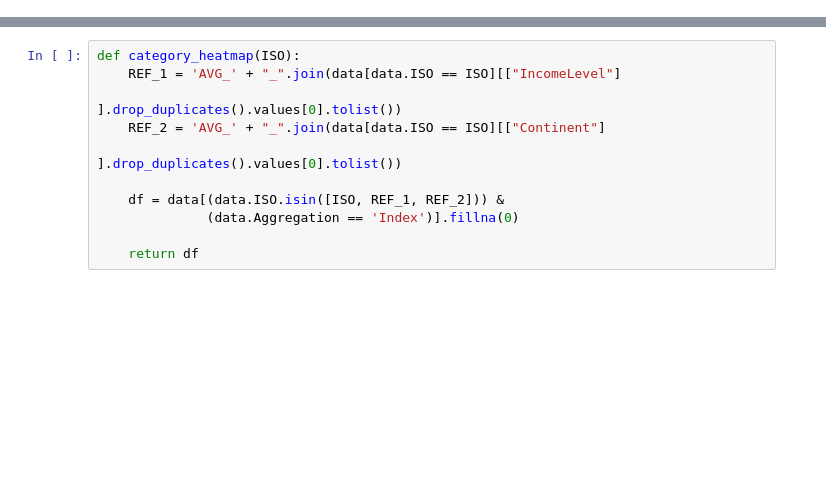
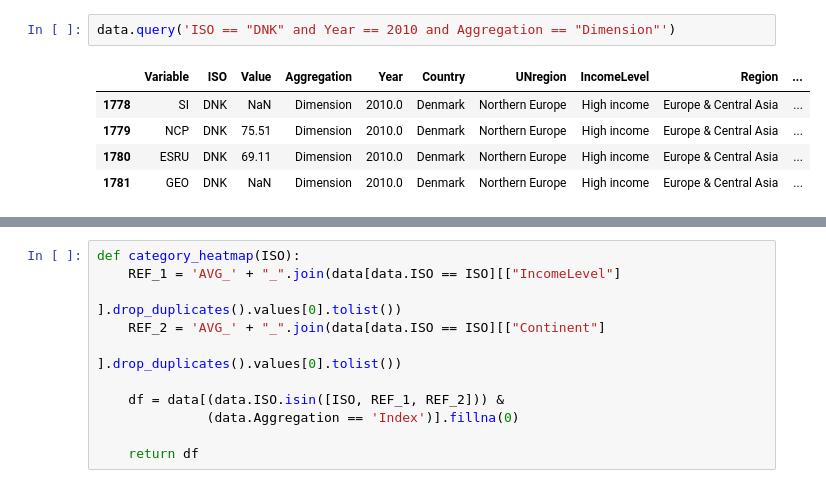
Before and after one commit to simonzabrocki/SimulationDashboard, a Jupyter notebook: draft.ipynb, the cells around one changed output, grey strips where cells are left out. Saved outputs shown, nothing was run; the diff lists cells and outputs as text; blank space fills up the shorter version.

```diff
--- a/draft.ipynb
+++ b/draft.ipynb
@@ -21,0 +22,8 @@ data
+# %%
+data.query('ISO == "DNK" and Year == 2010 and Aggregation == "Dimension"')
+# %% [output]
+|  | Variable | ISO | Value | Aggregation | Year | Country | UNregion | IncomeLevel | Region | ... |
+| 1778 | SI | DNK | NaN | Dimension | 2010.0 | Denmark | Northern Europe | High income | Europe & Central Asia | ... |
+| 1779 | NCP | DNK | 75.51 | Dimension | 2010.0 | Denmark | Northern Europe | High income | Europe & Central Asia | ... |
+| 1780 | ESRU | DNK | 69.11 | Dimension | 2010.0 | Denmark | Northern Europe | High income | Europe & Central Asia | ... |
+| 1781 | GEO | DNK | NaN | Dimension | 2010.0 | Denmark | Northern Europe | High income | Europe & Central Asia | ... |
```
Also changed, not shown: parts of 19 cells of this notebook, 5 other files.
